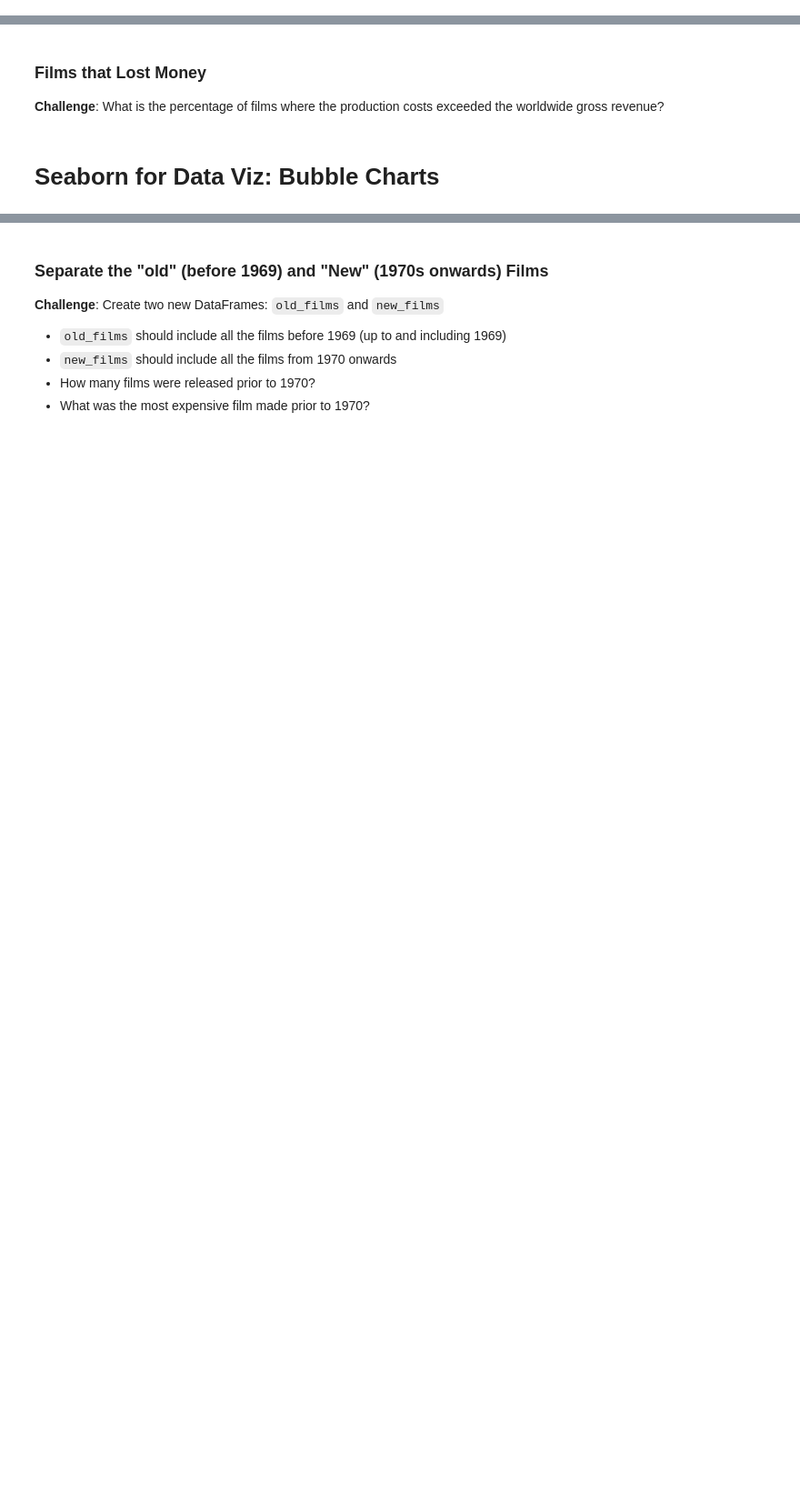
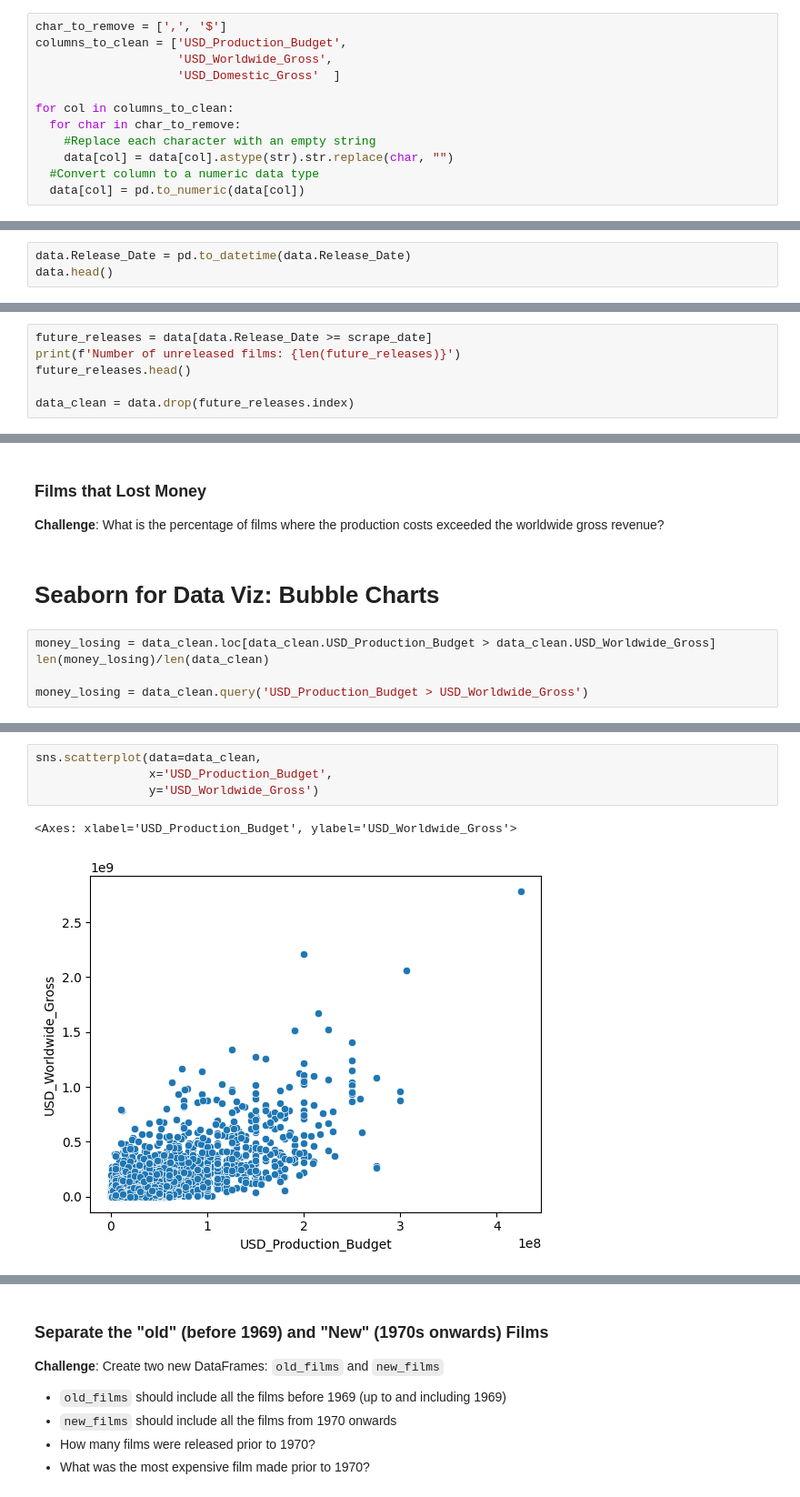
Before and after one commit to narawadevedant3/Google-Colab-Work, a Jupyter notebook: Seaborn_and_Linear_Regression_(start).ipynb, the cells around one changed output, grey strips where cells are left out. Shown at 91% size. Cells and saved outputs as stored; diff of their text form; blank space fills up the shorter version.

```diff
--- a/Seaborn_and_Linear_Regression_(start).ipynb
+++ b/Seaborn_and_Linear_Regression_(start).ipynb
@@ -84,3 +88,15 @@ memory usage: 252.8+ KB
 <br>
 <br>
 Note that *domestic* in this context refers to the United States.
+# %%
+char_to_remove = [',', '$']
+columns_to_clean = ['USD_Production_Budget',
+                    'USD_Worldwide_Gross',
+                    'USD_Domestic_Gross'  ]
+
+for col in columns_to_clean:
+  for char in char_to_remove:
+    #Replace each character with an empty string
+    data[col] = data[col].astype(str).str.replace(char, "")
+  #Convert column to a numeric data type
+  data[col] = pd.to_numeric(data[col])
@@ -87,2 +112,5 @@ Note that *domestic* in this context refers to the United States.
 # %% [markdown]
 **Challenge**: Convert the `Release_Date` column to a Pandas Datetime type.
+# %%
+data.Release_Date = pd.to_datetime(data.Release_Date)
+data.head()
@@ -119,3 +222,9 @@ Hint: This time you'll have to use the `and` keyword.
 # %%
 # Date of Data Collection
 scrape_date = pd.Timestamp('2018-5-1')
+# %%
+future_releases = data[data.Release_Date >= scrape_date]
+print(f'Number of unreleased films: {len(future_releases)}')
+future_releases.head()
+
+data_clean = data.drop(future_releases.index)
@@ -126,9 +237,21 @@ scrape_date = pd.Timestamp('2018-5-1')
 What is the percentage of films where the production costs exceeded the worldwide gross revenue?
 # %% [markdown]
 # Seaborn for Data Viz: Bubble Charts
+# %%
+money_losing = data_clean.loc[data_clean.USD_Production_Budget > data_clean.USD_Worldwide_Gross]
+len(money_losing)/len(data_clean)
+
+money_losing = data_clean.query('USD_Production_Budget > USD_Worldwide_Gross')
 # %% [markdown]
 ### Plotting Movie Releases over Time
 
 **Challenge**: Try to create the following Bubble Chart:
 
 <img src=https://i.imgur.com/8fUn9T6.png>
+# %%
+sns.scatterplot(data=data_clean,
+                x='USD_Production_Budget',
+                y='USD_Worldwide_Gross')
+# %% [output]
+<Axes: xlabel='USD_Production_Budget', ylabel='USD_Worldwide_Gross'>
+[figure, added]
```
Also changed, not shown: parts of 23 cells of this notebook.
